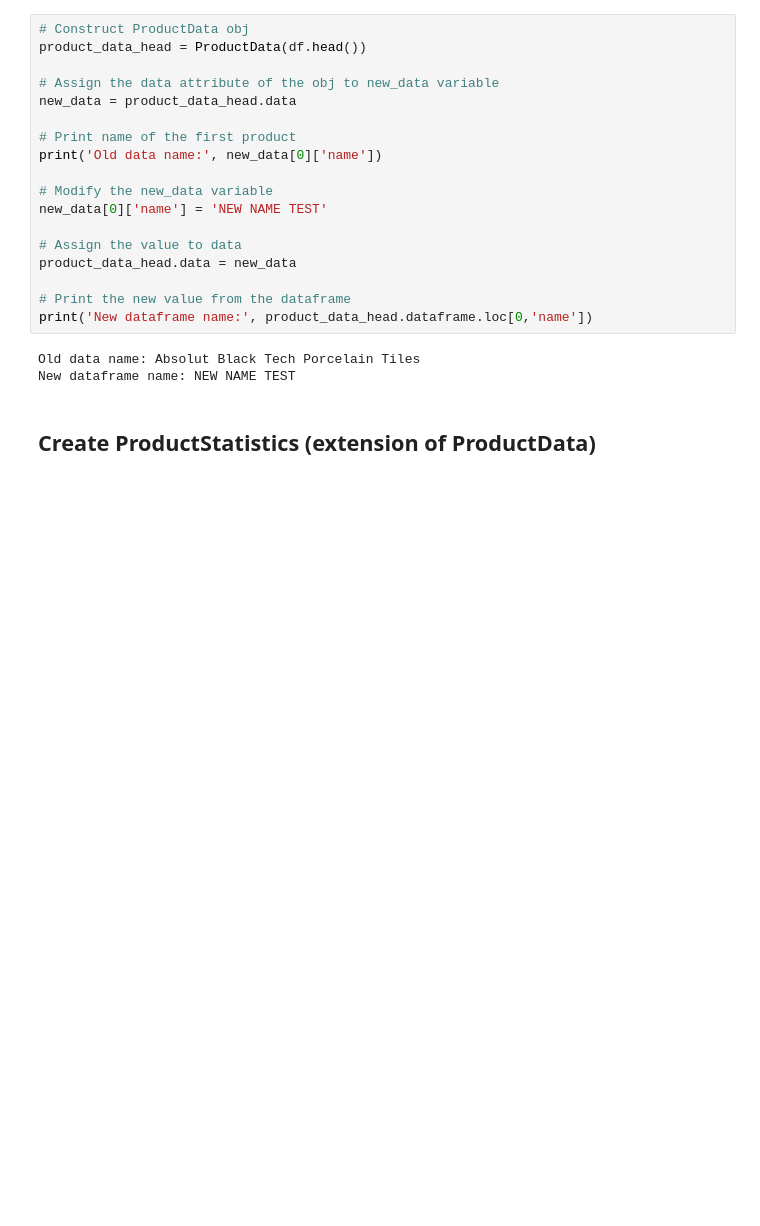
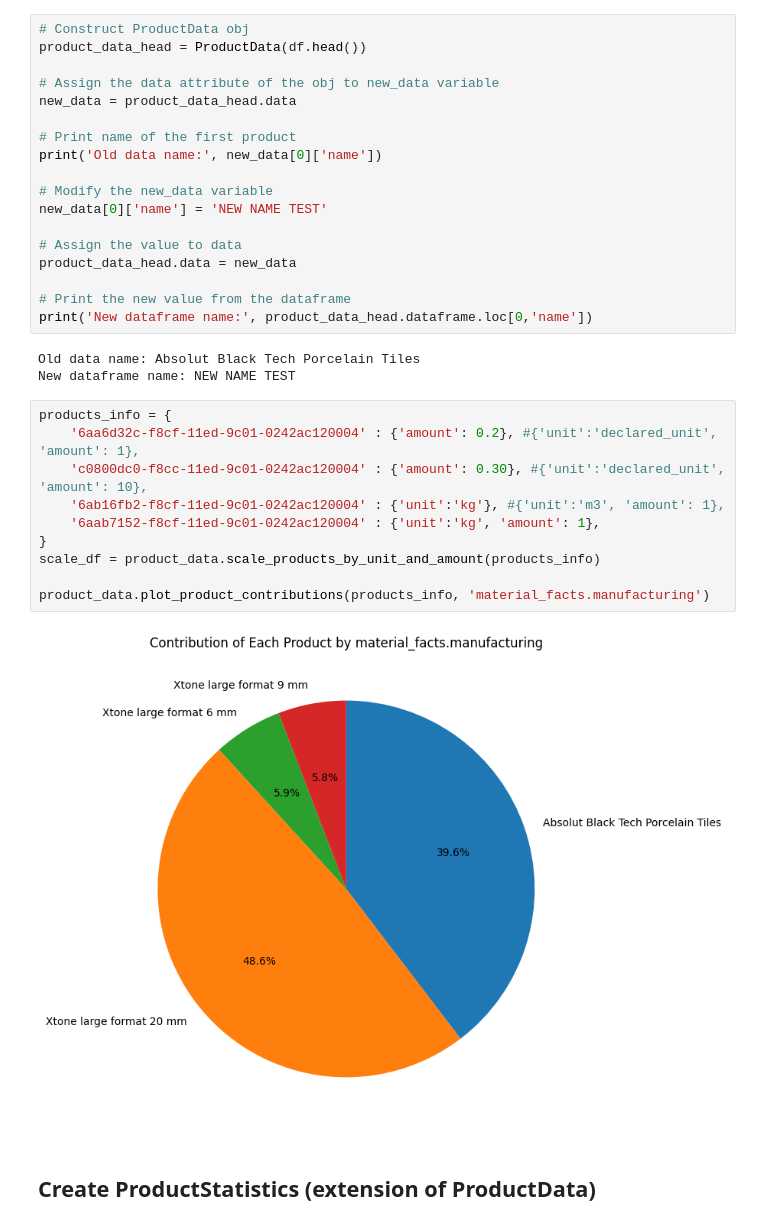
Before and after one commit to 2050-Materials/aecdata, a Jupyter notebook: usage/example_usage.ipynb, the cells around one changed output. Cells and saved outputs as stored; diff of their text form; blank space fills up the shorter version.

```diff
--- a/usage/example_usage.ipynb
+++ b/usage/example_usage.ipynb
@@ -169,6 +168,18 @@ print('New dataframe name:', product_data_head.dataframe.loc[0,'name'])
 # %% [output]
 Old data name: Absolut Black Tech Porcelain Tiles
 New dataframe name: NEW NAME TEST
+# %%
+products_info = {
+    '6aa6d32c-f8cf-11ed-9c01-0242ac120004' : {'amount': 0.2}, #{'unit':'declared_unit', 'amount': 1},
+    'c0800dc0-f8cc-11ed-9c01-0242ac120004' : {'amount': 0.30}, #{'unit':'declared_unit', 'amount': 10},
+    '6ab16fb2-f8cf-11ed-9c01-0242ac120004' : {'unit':'kg'}, #{'unit':'m3', 'amount': 1},
+    '6aab7152-f8cf-11ed-9c01-0242ac120004' : {'unit':'kg', 'amount': 1},
+}
+scale_df = product_data.scale_products_by_unit_and_amount(products_info)
+
+product_data.plot_product_contributions(products_info, 'material_facts.manufacturing')
+# %% [output]
+[figure, added]
 # %% [markdown]
 ## Create ProductStatistics (extension of ProductData)
 # %%
```
Also changed, not shown: parts of 6 cells of this notebook, 4 other files.
